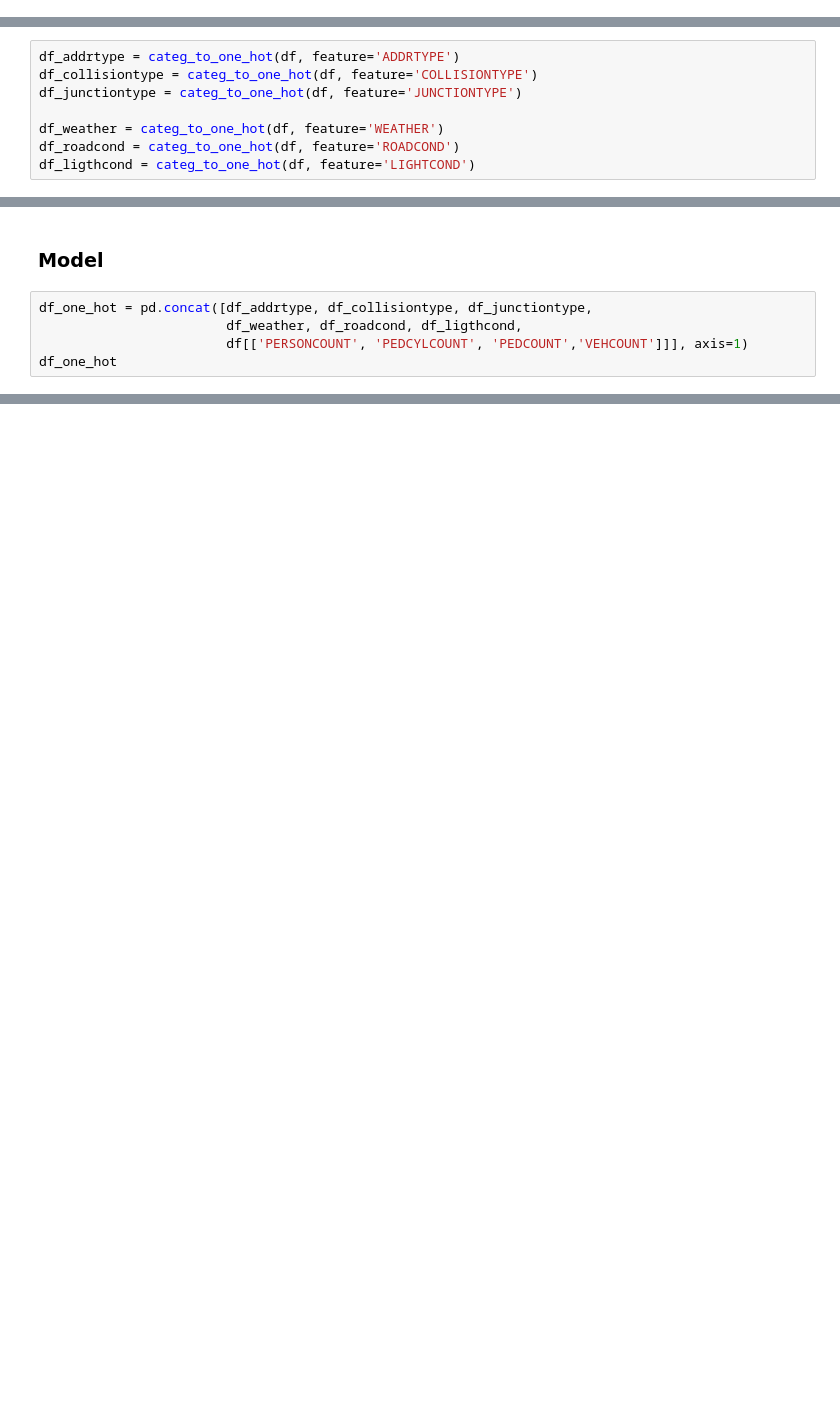
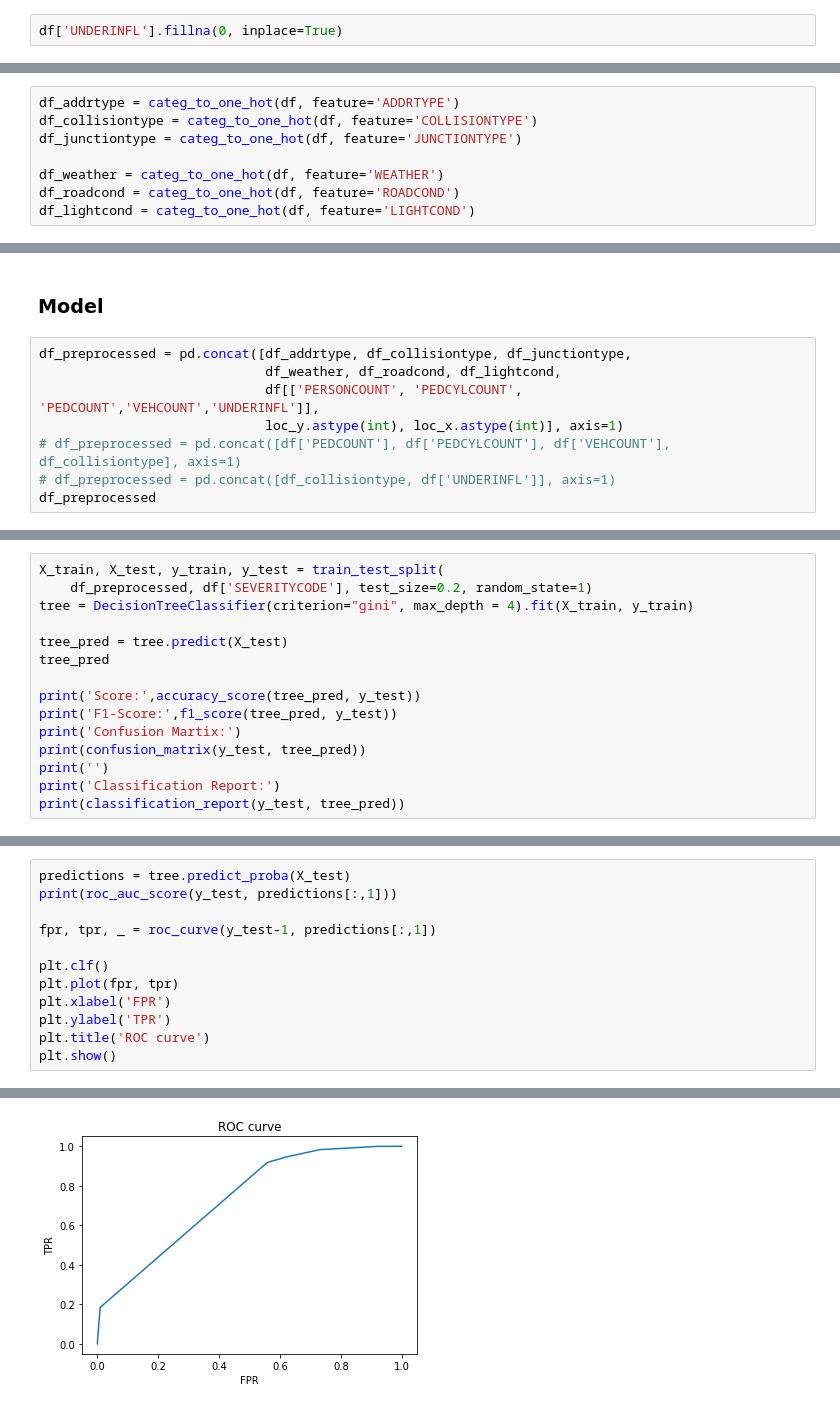
Before and after one commit to qcabel/collision-severity-prediction, a Jupyter notebook: predict_collision_severity.ipynb, the cells around one changed output, grey strips where cells are left out. Saved outputs shown, nothing was run; the diff lists cells and outputs as text; blank space fills up the shorter version.

```diff
--- a/predict_collision_severity.ipynb
+++ b/predict_collision_severity.ipynb
@@ -216,0 +226,2 @@ Name: INCDATE, Length: 194673, dtype: int64
+# %%
+df['UNDERINFL'].fillna(0, inplace=True)
@@ -237,4 +266,4 @@ df_junctiontype = categ_to_one_hot(df, feature='JUNCTIONTYPE')
 
 df_weather = categ_to_one_hot(df, feature='WEATHER')
 df_roadcond = categ_to_one_hot(df, feature='ROADCOND')
-df_ligthcond = categ_to_one_hot(df, feature='LIGHTCOND')
+df_lightcond = categ_to_one_hot(df, feature='LIGHTCOND')
@@ -257,10 +270,13 @@ df_ligthcond = categ_to_one_hot(df, feature='LIGHTCOND')
 # %% [markdown]
 ### Model
 # %%
-df_one_hot = pd.concat([df_addrtype, df_collisiontype, df_junctiontype,
-                        df_weather, df_roadcond, df_ligthcond,
-                        df[['PERSONCOUNT', 'PEDCYLCOUNT', 'PEDCOUNT','VEHCOUNT']]], axis=1)
-df_one_hot
+df_preprocessed = pd.concat([df_addrtype, df_collisiontype, df_junctiontype,
+                             df_weather, df_roadcond, df_lightcond,
+                             df[['PERSONCOUNT', 'PEDCYLCOUNT', 'PEDCOUNT','VEHCOUNT','UNDERINFL']],
+                             loc_y.astype(int), loc_x.astype(int)], axis=1)
+# df_preprocessed = pd.concat([df['PEDCOUNT'], df['PEDCYLCOUNT'], df['VEHCOUNT'], df_collisiontype], axis=1)
+# df_preprocessed = pd.concat([df_collisiontype, df['UNDERINFL']], axis=1)
+df_preprocessed
 # %% [output]
 |  | ADDRTYPE_ | ADDRTYPE_Alley | ADDRTYPE_Block | ADDRTYPE_Intersection | COLLISIONTYPE_ | COLLISIONTYPE_Angles | ... |
 | 0 | 0.0 | 0.0 | 0.0 | 1.0 | 0.0 | 1.0 | ... |
@@ -283,0 +301,15 @@ array([0.74321964, 0.74357921, 0.75256832, 0.75697334, 0.7590281 ,
+# %%
+X_train, X_test, y_train, y_test = train_test_split(
+    df_preprocessed, df['SEVERITYCODE'], test_size=0.2, random_state=1)
+tree = DecisionTreeClassifier(criterion="gini", max_depth = 4).fit(X_train, y_train)
+
+tree_pred = tree.predict(X_test)
+tree_pred
+
+print('Score:',accuracy_score(tree_pred, y_test))
+print('F1-Score:',f1_score(tree_pred, y_test))
+print('Confusion Martix:')
+print(confusion_matrix(y_test, tree_pred))
+print('')
+print('Classification Report:')
+print(classification_report(y_test, tree_pred))
@@ -283,0 +332,13 @@ array([0.74321964, 0.74357921, 0.75256832, 0.75697334, 0.7590281 ,
+# %%
+predictions = tree.predict_proba(X_test)
+print(roc_auc_score(y_test, predictions[:,1]))
+
+fpr, tpr, _ = roc_curve(y_test-1, predictions[:,1])
+
+plt.clf()
+plt.plot(fpr, tpr)
+plt.xlabel('FPR')
+plt.ylabel('TPR')
+plt.title('ROC curve')
+plt.show()
+# %% [output]
@@ -283,0 +346 @@ array([0.74321964, 0.74357921, 0.75256832, 0.75697334, 0.7590281 ,
+[figure, added]
```
Also changed, not shown: parts of 20 cells of this notebook.
